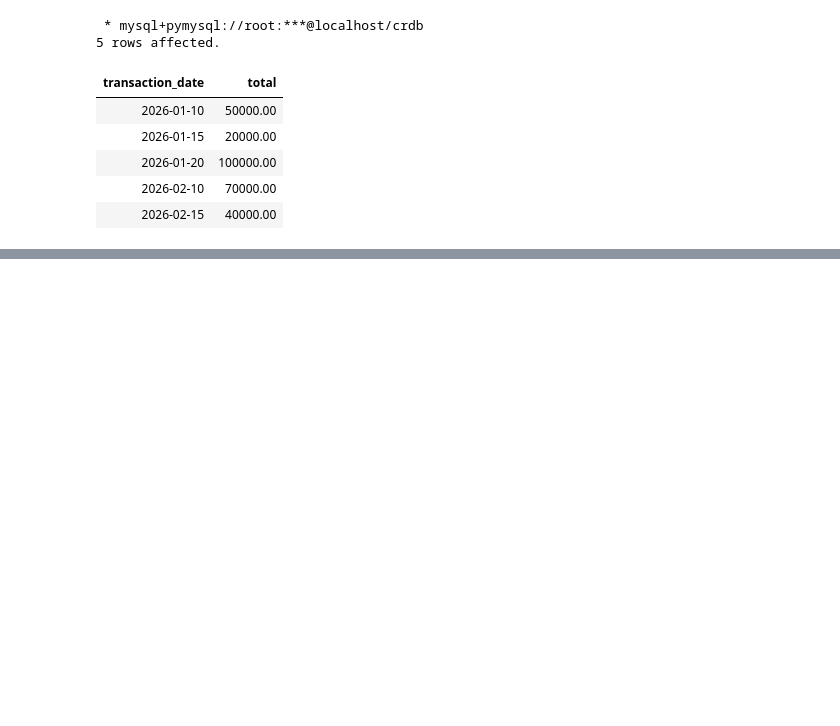
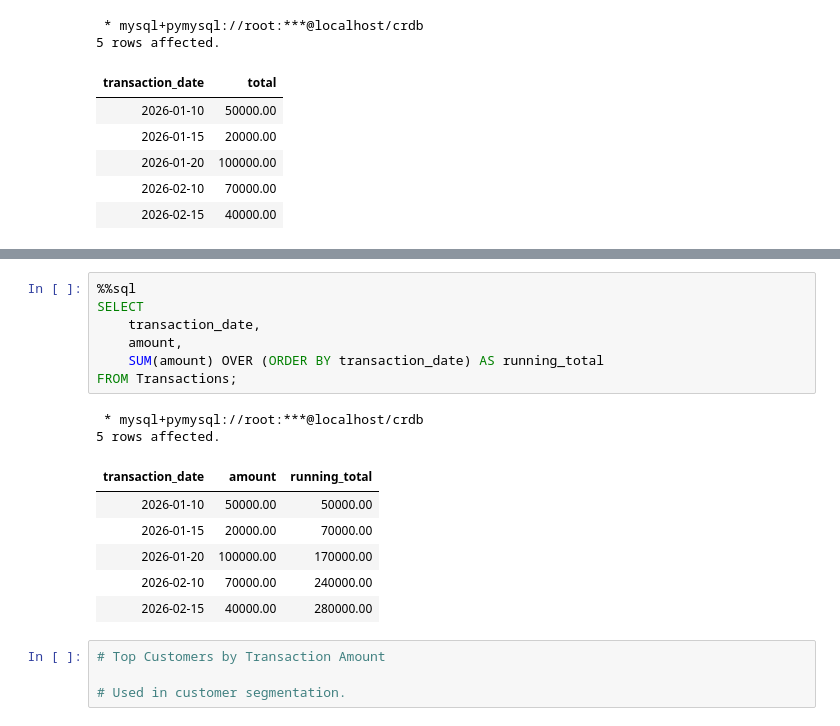
Before and after one commit to Maquiz1/interviews, a Jupyter notebook: crdb/data_integration_mysql/data-integration-mysql.ipynb, the cells around one changed output, grey strips where cells are left out. Saved outputs shown, nothing was run; the diff lists cells and outputs as text; blank space fills up the shorter version.

```diff
--- a/crdb/data_integration_mysql/data-integration-mysql.ipynb
+++ b/crdb/data_integration_mysql/data-integration-mysql.ipynb
@@ -964,0 +974,20 @@ GROUP BY transaction_date;
+# %%
+%%sql
+SELECT
+    transaction_date,
+    amount,
+    SUM(amount) OVER (ORDER BY transaction_date) AS running_total
+FROM Transactions;
+# %% [output]
+ * mysql+pymysql://root:***@localhost/crdb
+5 rows affected.
+| transaction_date | amount | running_total |
+| 2026-01-10 | 50000.00 | 50000.00 |
+| 2026-01-15 | 20000.00 | 70000.00 |
+| 2026-01-20 | 100000.00 | 170000.00 |
+| 2026-02-10 | 70000.00 | 240000.00 |
+| 2026-02-15 | 40000.00 | 280000.00 |
+# %%
+# Top Customers by Transaction Amount
+
+# Used in customer segmentation.
```
Also changed, not shown: parts of 9 cells of this notebook, 1 other file.
